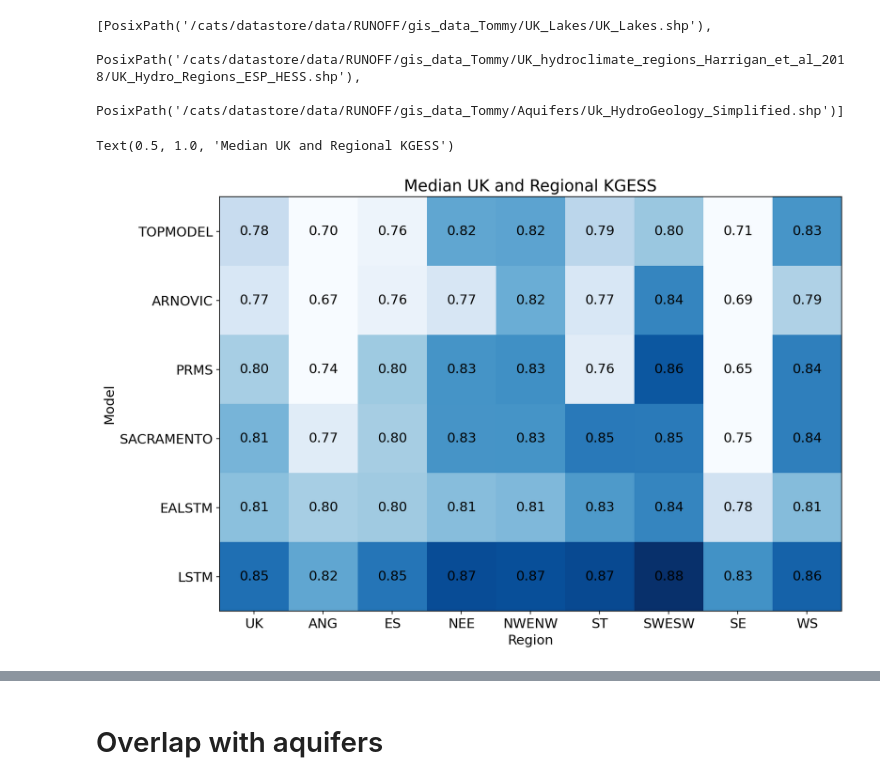
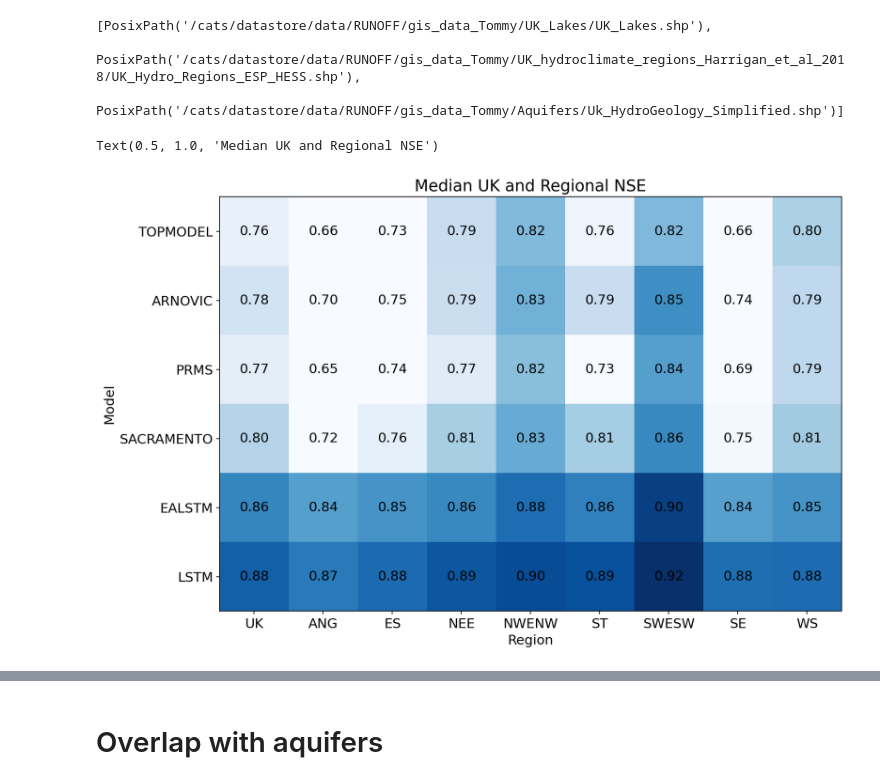
Before and after one commit to ECMWFCode4Earth/ml_drought, a Jupyter notebook: notebooks/draft/49_S_Spatial.ipynb, the cells around one changed output, grey strips where cells are left out. Drawn from its saved outputs; the diff is of its cells as text; code cells hidden in the pictures.

```diff
--- a/notebooks/draft/49_S_Spatial.ipynb
+++ b/notebooks/draft/49_S_Spatial.ipynb
@@ -247,28 +247,28 @@ def plot_matrix_of_each_region_and_model(
 
     return ax
 # %%
-skill_score = True
-metric = "kge"
+skill_score = False
+metric = "nse"
 
 vmin = 0.75
 vmax = None
 cmap = "Blues"
 agg = "median"
 
 # select table of metrics (skill-score or raw)
 if skill_score:
     df = skill_scores["climatology_doy"][metric].join(regions_list)
 else:
     df = all_metrics[metric].join(regions_list)
 
 df["region_abbr"] = df["region"].map(region_abbrs)
 
 plot_matrix_of_each_region_and_model(df, agg=agg, kwargs={"vmin": vmin, "vmax": vmax, "cmap": cmap})
 ax = plt.gca()
 ax.set_title(f"{agg.capitalize()} UK and Regional {metric.upper()}{'SS' if skill_score else ''}")
 # %% [output]
-Text(0.5, 1.0, 'Median UK and Regional KGESS')
+Text(0.5, 1.0, 'Median UK and Regional NSE')
-[figure, old version]
+[figure, new version]
 # %%
 # df.groupby("region").count()
 med_region = get_region_and_UK_wide_metric(df, agg="median")
```
Also changed, not shown: 4 other files.
